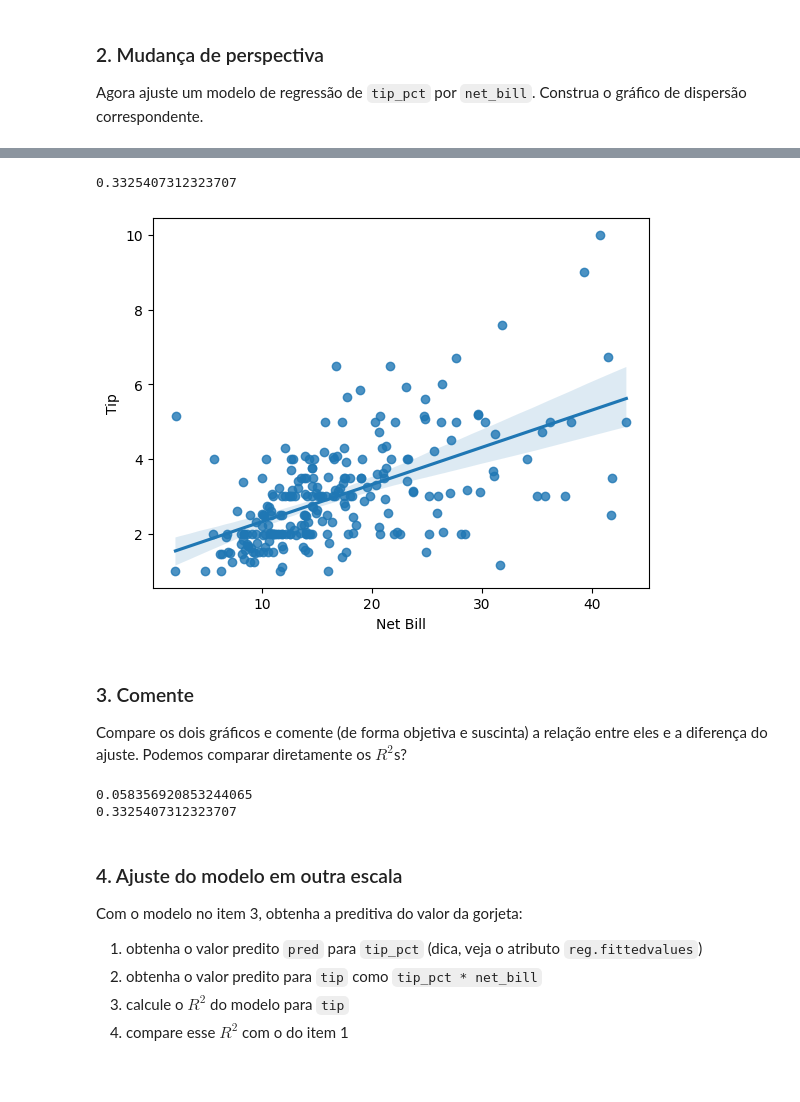
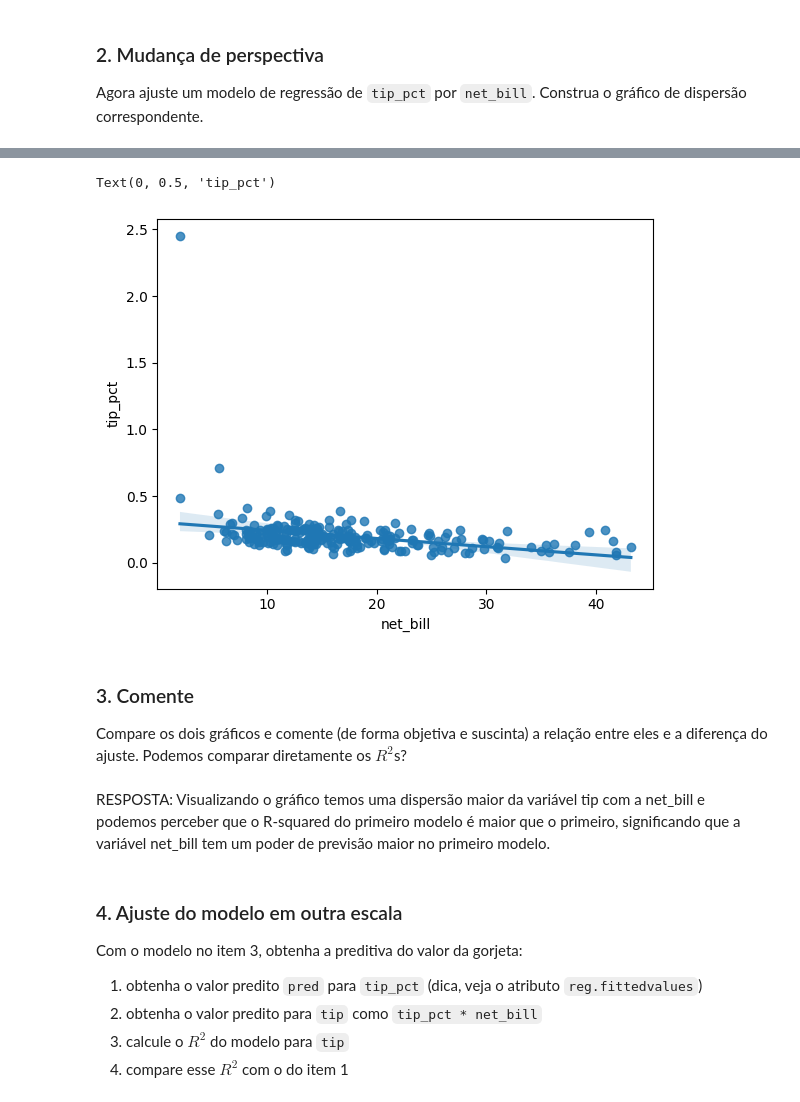
Before and after one commit to thomasgcosta/datascience-ebac, a Jupyter notebook: Tarefas/mod12 ex01 - regressão linear simples.ipynb, the cells around one changed output, grey strips where cells are left out. Saved outputs shown, nothing was run; the diff lists cells and outputs as text; code cells hidden in the pictures; blank space fills up the shorter version.

```diff
--- a/Tarefas/mod12 ex01 - regressão linear simples.ipynb
+++ b/Tarefas/mod12 ex01 - regressão linear simples.ipynb
@@ -46,26 +91,19 @@
 # %%
-reg_2 = smf.ols('tip ~ net_bill', data = tips).fit()
 # Gráfico de dispersão com linha de regressão
-sns.regplot(x='net_bill', y='tip', data=tips)
+sns.regplot(x='net_bill', y='tip_pct', data=tips)
 
 # Configurações do gráfico
-plt.xlabel('Net Bill')
-plt.ylabel('Tip')
-reg_2.rsquared
+plt.xlabel('net_bill')
+plt.ylabel('tip_pct')
 # %% [output]
-0.3325407312323707
+Text(0, 0.5, 'tip_pct')
-[figure, old version]
+[figure, new version]
 # %% [markdown]
 ### 3. Comente
 
 Compare os dois gráficos e comente (de forma objetiva e suscinta) a relação entre eles e a diferença do ajuste. Podemos comparar diretamente os $R^2$s?
-# %%
-#Visualizando o gráfico temos uma dispersão maior com a variável net_bill e podemos perceber que o R-squared do segundo modelo é maior que o primeiro, significando que a variável net_bill tem um poder de previsão maior que o primeiro modelo.
-print(reg_1.rsquared)
-print(reg_2.rsquared)
-# %% [output]
-0.058356920853244065
-0.3325407312323707
+# %% [markdown]
+RESPOSTA: Visualizando o gráfico temos uma dispersão maior da variável tip com a net_bill e podemos perceber que o R-squared do primeiro modelo é maior que o primeiro, significando que a variável net_bill tem um poder de previsão maior no primeiro modelo.
 # %% [markdown]
 ### 4. Ajuste do modelo em outra escala
 
```
Also changed, not shown: parts of 4 cells of this notebook, 2 other files.
